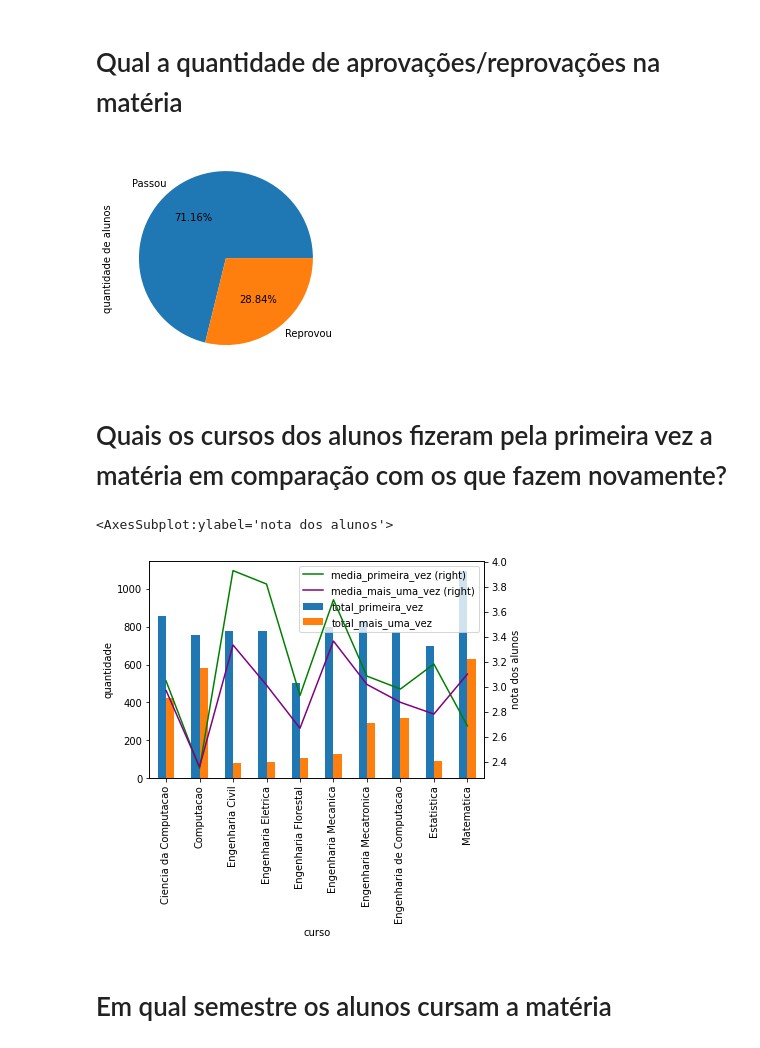
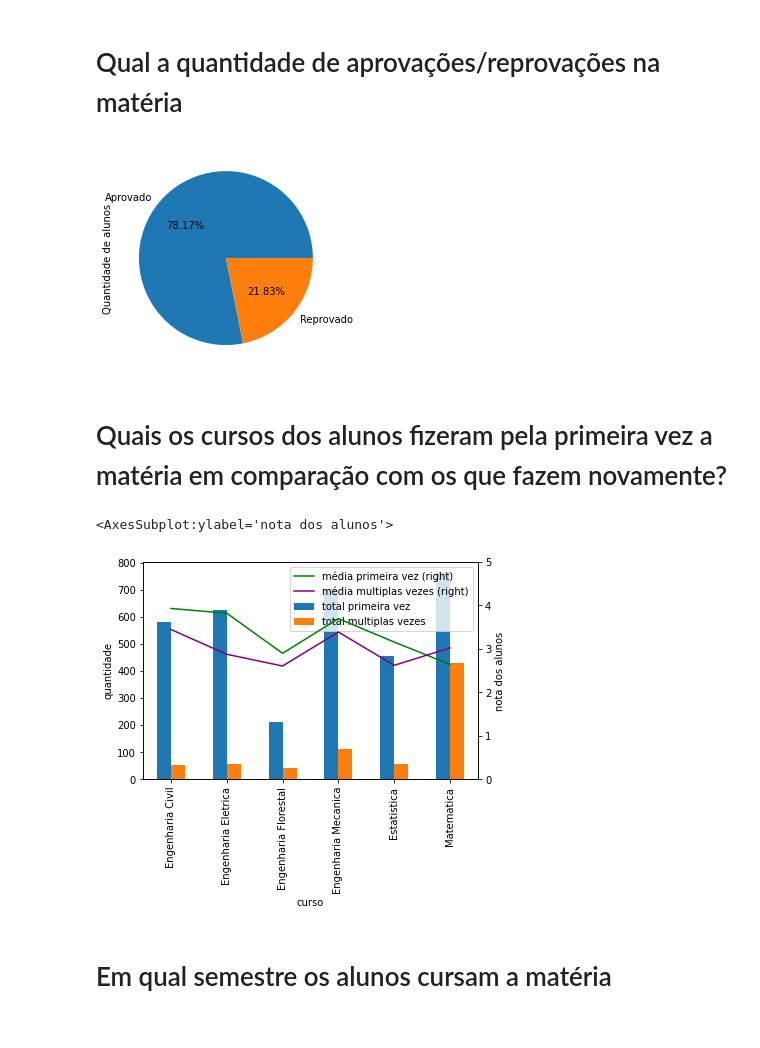
Before and after one commit to luhansen/Estudo_Visualizacao, a Jupyter notebook: Comparativo/resultado questionário/informações gerais.ipynb, the cells around one changed output. Drawn from its saved outputs; the diff is of its cells as text; code cells hidden in the pictures.

```diff
--- a/Comparativo/resultado questionário/informações gerais.ipynb
+++ b/Comparativo/resultado questionário/informações gerais.ipynb
@@ -24,25 +24,25 @@ except Error as e:
     print("Error while connecting to MySQL", e)
 # %%
 # whereClause = " name='ALGORITMOS E PROGRAMACAO DE COMPUTADORES' "
-# where1 = " "
-# where1 = " and isquotaholder = 'SIM' "
-# where1 = " and gender = 'F' "
-# whereClause = " name = 'ALGORITMOS E PROGRAMACAO DE COMPUTADORES' OR name = 'COMPUTACAO BASICA' "
-# where1 = " and gender = 'M' "
-# where1 = " and isquotaholder = 'NAO' "
-whereClause = " name = 'ALGORITMOS E PROGRAMACAO DE COMPUTADORES' OR name = 'COMPUTACAO BASICA' OR name = 'INTRODUCAO A CIENCIA DA COMPUTACAO'"
+whereClause = " name='INTRODUCAO A CIENCIA DA COMPUTACAO' "
+where1 = " and gender = 'M' "
+whereCourses = " and (course <> 'Computacao' and course <> 'Ciencia da Computacao' and course <> 'Engenharia de Computacao' and course <> 'Engenharia Mecatronica') "
+# where1 = " and gender = 'F' and course = 'Engenharia Florestal'"
+# where1 = " and gender = 'F' and course = 'Computacao'"
+# whereClause = " (name = 'ALGORITMOS E PROGRAMACAO DE COMPUTADORES' OR name = 'COMPUTACAO BASICA' OR name = 'INTRODUCAO A CIENCIA DA COMPUTACAO')"
 # %% [markdown]
 # Qual a quantidade de aprovações/reprovações na matéria
 # %%
-select_query = "select SUM(CASE WHEN num_score > 2 THEN 1 ELSE 0 END) as Passed, SUM(CASE WHEN num_score < 3 THEN 1 ELSE 0 END) as Failed, count(*) as Total from students as S INNER JOIN student_course_subject as SCS ON S.id = SCS.id_student INNER JOIN subjects as Sub ON Sub.id = SCS.id_subject where" + whereClause
+select_query = "select SUM(CASE WHEN num_score > 2 THEN 1 ELSE 0 END) as Aprovado, SUM(CASE WHEN num_score < 3 THEN 1 ELSE 0 END) as Reprovado, count(*) as Total from students as S INNER JOIN student_course_subject as SCS ON S.id = SCS.id_student INNER JOIN subjects as Sub ON Sub.id = SCS.id_subject INNER JOIN student_courses as SC ON SC.id_student = S.id where" + whereClause + where1
 
 cursor.execute(select_query)
 records = pd.DataFrame(cursor.fetchall())
 records.columns = cursor.column_names
-series = pd.Series([pd.to_numeric(records['Passed']).tolist()[0], pd.to_numeric(records['Failed']).tolist()[0]], index=["Passou", "Reprovou"], name="quantidade de alunos")
+series = pd.Series([pd.to_numeric(records['Aprovado']).tolist()[0], pd.to_numeric(records['Reprovado']).tolist()[0]], index=["Aprovado", "Reprovado"], name="Quantidade de alunos")
+
 series.plot.pie(autopct="%.2f%%",);
 # %% [output]
-[figure, old version]
+[figure, new version]
 # %% [markdown]
 # Quais os cursos dos alunos fizeram pela primeira vez a matéria em comparação com os que fazem novamente?
 # %%
@@ -105,14 +105,14 @@ plotdata = pd.DataFrame(simpleList,
                         index = course)
 plotdata = plotdata.sort_index()
 # %%
-ax = plotdata[["media_primeira_vez", "media_mais_uma_vez"]].plot(secondary_y=True, rot=90, style=['green','purple'], ylabel="quantidade", xlabel="curso", legend="upper right")
-plotdata[["total_primeira_vez", "total_mais_uma_vez"]].plot(kind="bar", rot=90, ax = ax, ylabel="nota dos alunos")
+ax = plotdata[["média primeira vez", "média multiplas vezes"]].plot(secondary_y=True, rot=90, style=['green','purple'], ylabel="quantidade", xlabel="curso", legend="upper right")
+plotdata[["total primeira vez", "total multiplas vezes"]].plot(kind="bar", rot=90, ax = ax, ylabel="nota dos alunos", ylim=[0, 5])
 # ax.set_xlabel("curso")
 # ax.set_ylabel("quantidade")
 # plt.legend(loc='upper left')
 # %% [output]
 <AxesSubplot:ylabel='nota dos alunos'>
-[figure, old version]
+[figure, new version]
 # %% [markdown]
 # Em qual semestre os alunos cursam a matéria
 # %%
```
Also changed, not shown: parts of 6 cells of this notebook, 10 other files.
